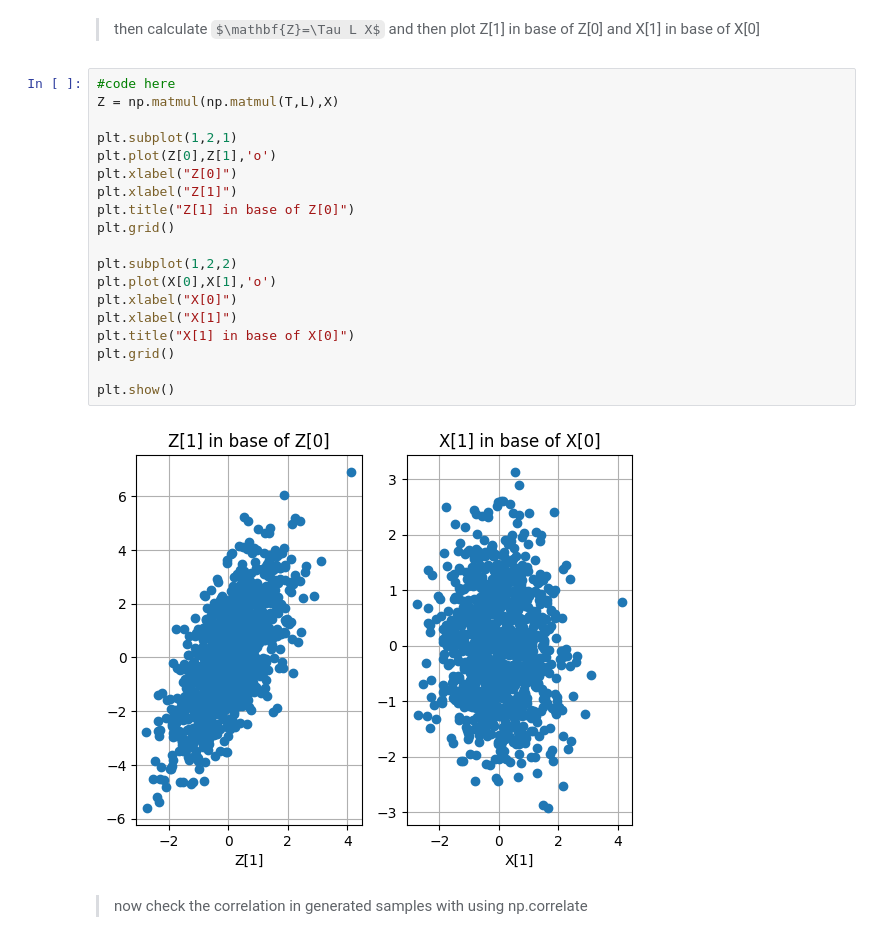
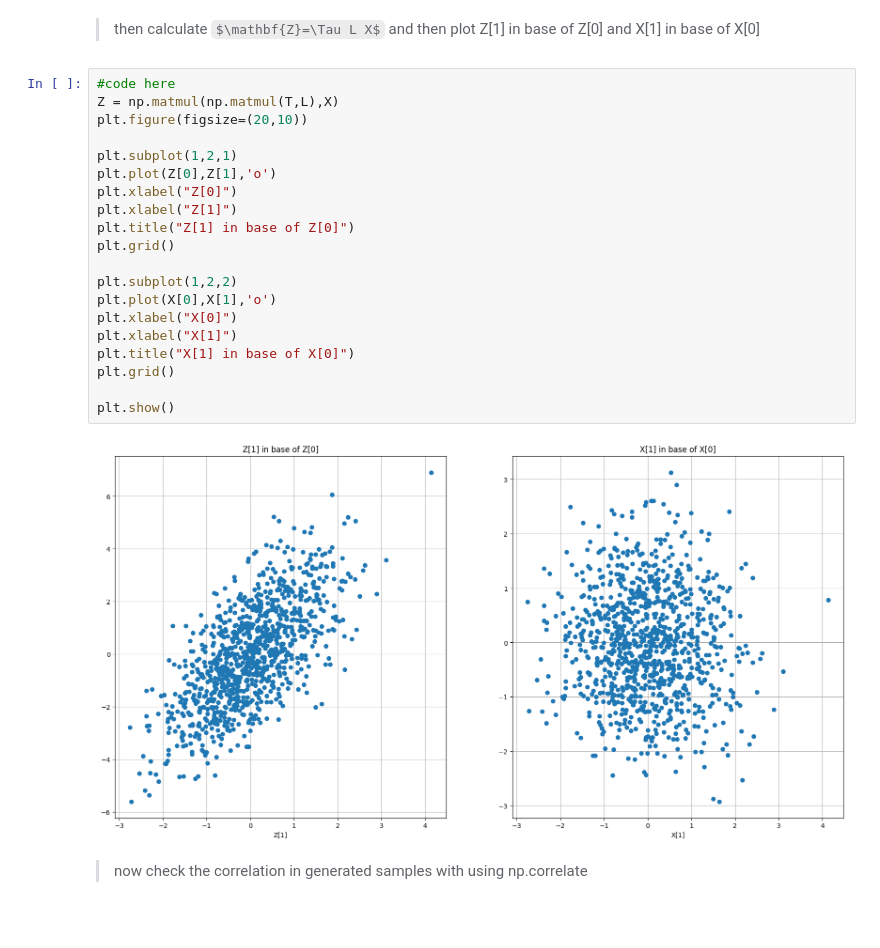
Before and after one commit to SK2iP/LA_CHW1, a Jupyter notebook: CHW1.ipynb, the cells around one changed output. Saved outputs shown, nothing was run; the diff lists cells and outputs as text; some formulas as TeX source.

```diff
--- a/CHW1.ipynb
+++ b/CHW1.ipynb
@@ -625,24 +625,25 @@ X = np.vstack((np.transpose(X1),np.transpose(X2)))
 # %%
 #code here
 Z = np.matmul(np.matmul(T,L),X)
+plt.figure(figsize=(20,10))
 
 plt.subplot(1,2,1)
 plt.plot(Z[0],Z[1],'o')
 plt.xlabel("Z[0]")
 plt.xlabel("Z[1]")
 plt.title("Z[1] in base of Z[0]")
 plt.grid()
 
 plt.subplot(1,2,2)
 plt.plot(X[0],X[1],'o')
 plt.xlabel("X[0]")
 plt.xlabel("X[1]")
 plt.title("X[1] in base of X[0]")
 plt.grid()
 
 plt.show()
 # %% [output]
-[figure, old version]
+[figure, new version]
 # %% [markdown]
 >now  check the correlation in generated samples with using np.correlate
 # %%
```
Also changed, not shown: parts of 3 cells of this notebook.
